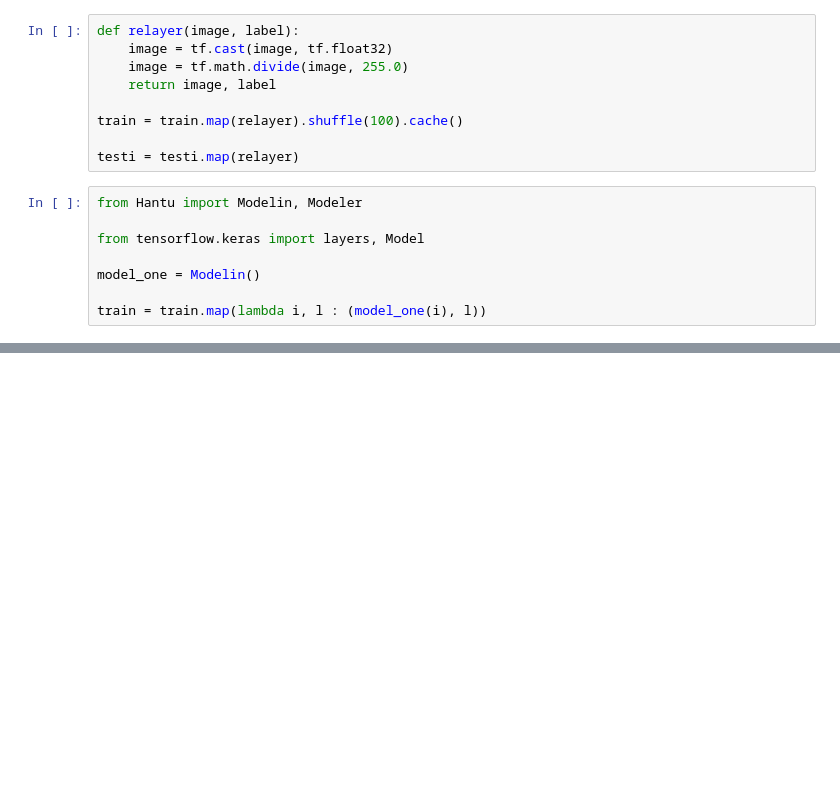
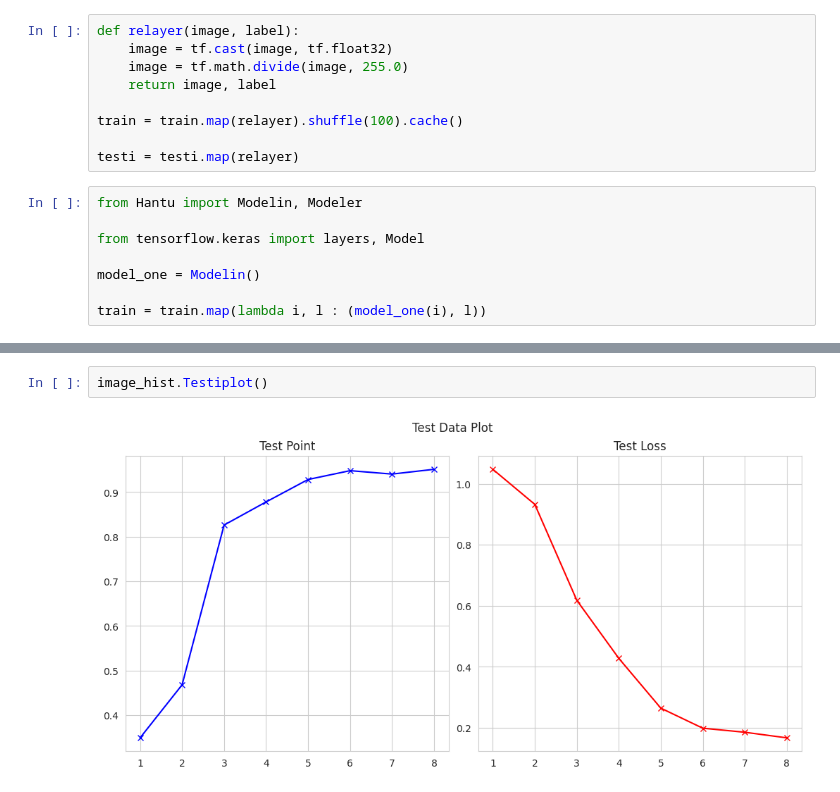
Before and after one commit to Halucida/Hantuaasasa, a Jupyter notebook: Hantu.ipynb, the cells around one changed output, grey strips where cells are left out. Cells and saved outputs as stored; diff of their text form; blank space fills up the shorter version.

```diff
--- a/Hantu.ipynb
+++ b/Hantu.ipynb
@@ -48,0 +82,4 @@ hist = model.fit(train, epochs=8, verbose=1, validation_data=testi)
+# %%
+image_hist.Testiplot()
+# %% [output]
+[figure, added]
```
Also changed, not shown: parts of 15 cells of this notebook.
